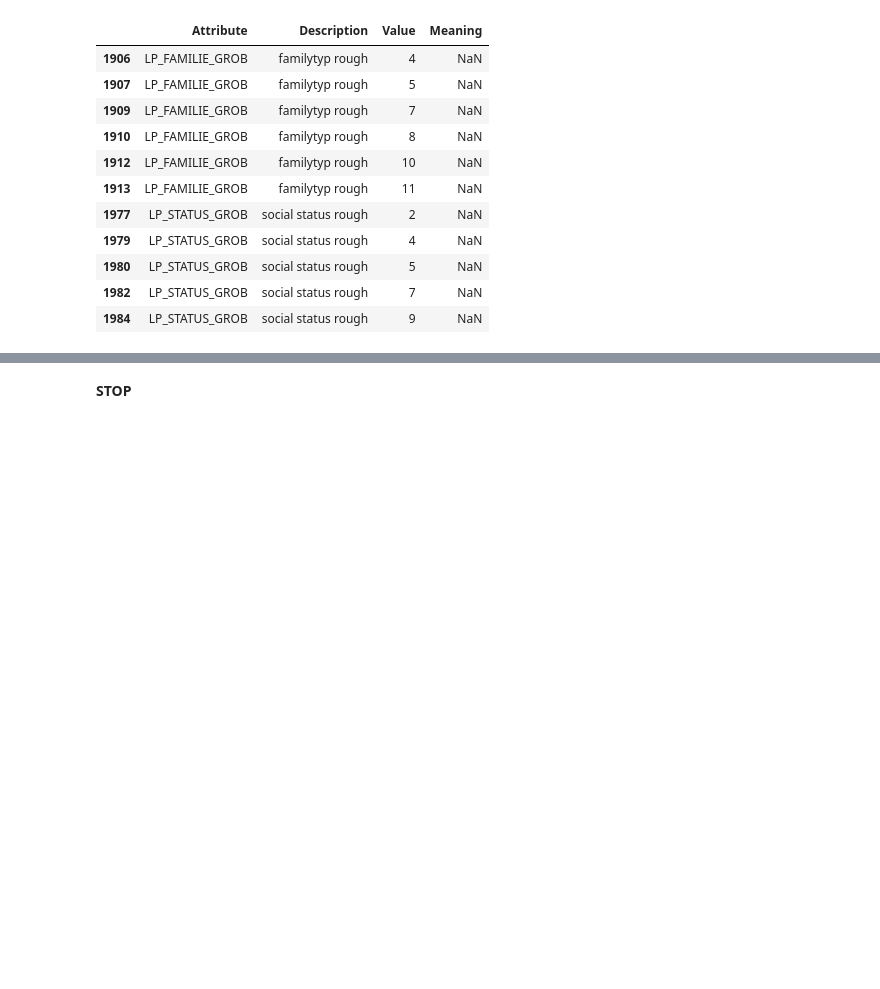
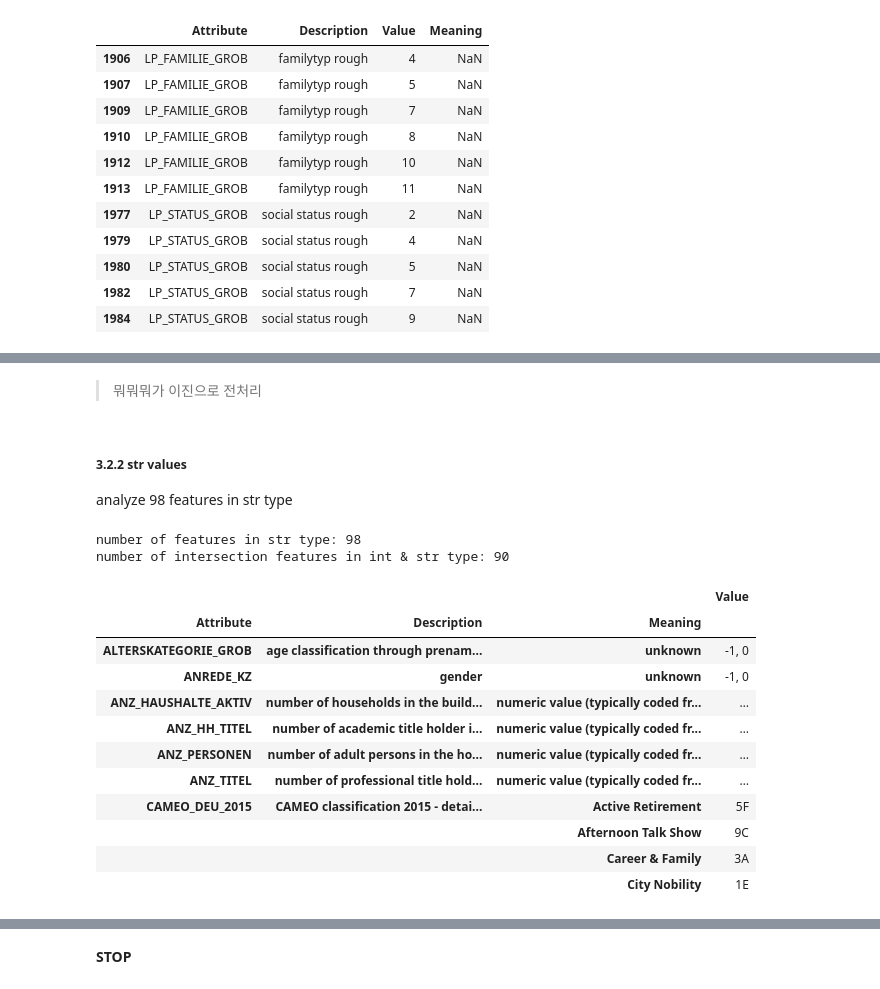
Before and after one commit to jaeyoun-chang/u_city_capstone, a Jupyter notebook: Arvato Project Workbook.ipynb, the cells around one changed output, grey strips where cells are left out. Cells and saved outputs as stored; diff of their text form; code cells hidden in the pictures; blank space fills up the shorter version.

Commit message:
ft_in_attr_str

```diff
--- a/Arvato Project Workbook.ipynb
+++ b/Arvato Project Workbook.ipynb
@@ -681,0 +684,9 @@ df_attr이 커버하지 못하는 feature를 살펴보고, 어떻게 전처리
+# %%
+p_process = {'3.2.1' : 'drop column LP_FAMILIE_GROB / LP_STATUS_GROB'}
+
+ft_in_attr = ft_in_attr[(ft_in_attr.Attribute != 'LP_FAMILIE_GROB')
+                        & (ft_in_attr.Attribute != 'LP_STATUS_GROB')]
+
+# print (ft_in_attr.Attribute.nunique())
+# print (ft_in_attr.info())
+# ft_in_attr.head()
@@ -681,0 +695,6 @@ df_attr이 커버하지 못하는 feature를 살펴보고, 어떻게 전처리
+# %%
+# '''
+# check dtypes of score values of 270 features
+# '''
+ft_in_attr['Value_type'] = ft_in_attr.Value.map(type)
+ft_in_attr.Value_type.value_counts()
@@ -681,0 +709,14 @@ df_attr이 커버하지 못하는 feature를 살펴보고, 어떻게 전처리
+# %%
+'''
+ft_in_attr_num containing int type Value
+'''
+ft_in_attr_num = ft_in_attr[ft_in_attr.Value_type == int].copy()
+print ('number of features in int type:', ft_in_attr_num.Attribute.nunique(), '\n')
+
+### 이하 삭제하고 아래 셀과 병합
+print (ft_in_attr_num.shape)
+
+# # add Desc and Information level
+# ft_in_attr_num = vlookup(ft_in_attr_num, feature_desc, 'Attribute', ['Desc', 'Additional notes'])
+print (ft_in_attr_num.info())
+# ft_in_attr_num.head()
@@ -681,0 +887,34 @@ df_attr이 커버하지 못하는 feature를 살펴보고, 어떻게 전처리
+# %% [markdown]
+> 뭐뭐뭐가 이진으로 전처리
+# %% [markdown]
+##### 3.2.2 str values
+
+analyze 98 features in str type
+# %%
+ft_in_attr_str = ft_in_attr[ft_in_attr.Value_type == str].copy()
+print ('number of features in str type:', ft_in_attr_str.Attribute.nunique())
+print ('number of intersection features in int & str type:',
+       len(set(ft_in_attr_str.Attribute.unique()).intersection(set(ft_in_attr_num.Attribute.unique()))), '\n')
+
+pv_attr_str = pd.pivot_table(
+    ft_in_attr_str,
+    index = ['Attribute', 'Description', 'Meaning'],
+    values = 'Value',
+    aggfunc = lambda x: x)
+
+pv_attr_str.head(10)
+# %% [output]
+number of features in str type: 98
+number of intersection features in int & str type: 90
+|  |  |  | Value |
+| Attribute | Description | Meaning |  |
+| ALTERSKATEGORIE_GROB | age classification through prenam... | unknown | -1, 0 |
+| ANREDE_KZ | gender | unknown | -1, 0 |
+| ANZ_HAUSHALTE_AKTIV | number of households in the build... | numeric value (typically coded fr... | … |
+| ANZ_HH_TITEL | number of academic title holder i... | numeric value (typically coded fr... | … |
+| ANZ_PERSONEN | number of adult persons in the ho... | numeric value (typically coded fr... | … |
+| ANZ_TITEL | number of professional title hold... | numeric value (typically coded fr... | … |
+| CAMEO_DEU_2015 | CAMEO classification 2015 - detai... | Active Retirement | 5F |
+|  |  | Afternoon Talk Show | 9C |
+|  |  | Career & Family | 3A |
+|  |  | City Nobility | 1E |
```
Also changed, not shown: parts of 71 cells of this notebook.
